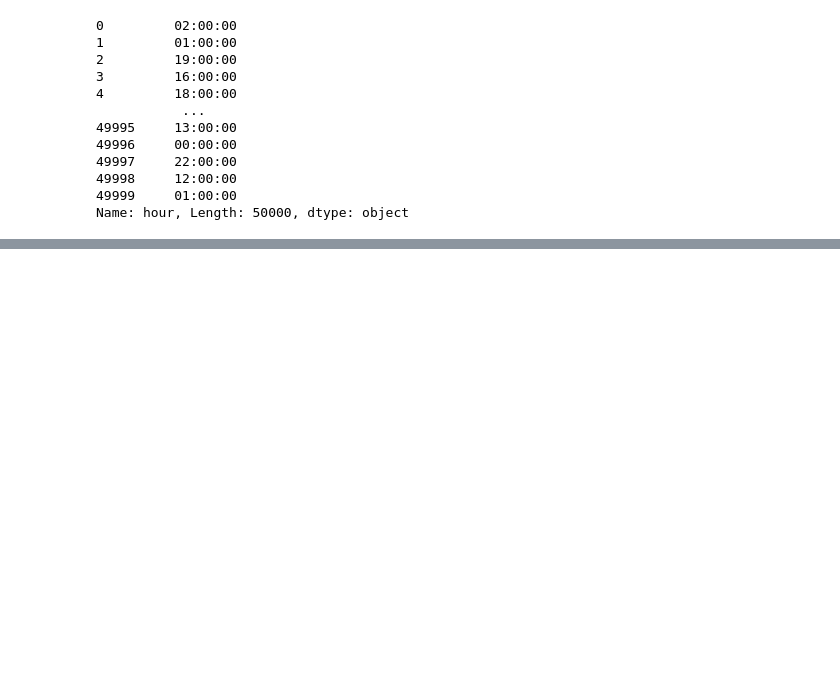
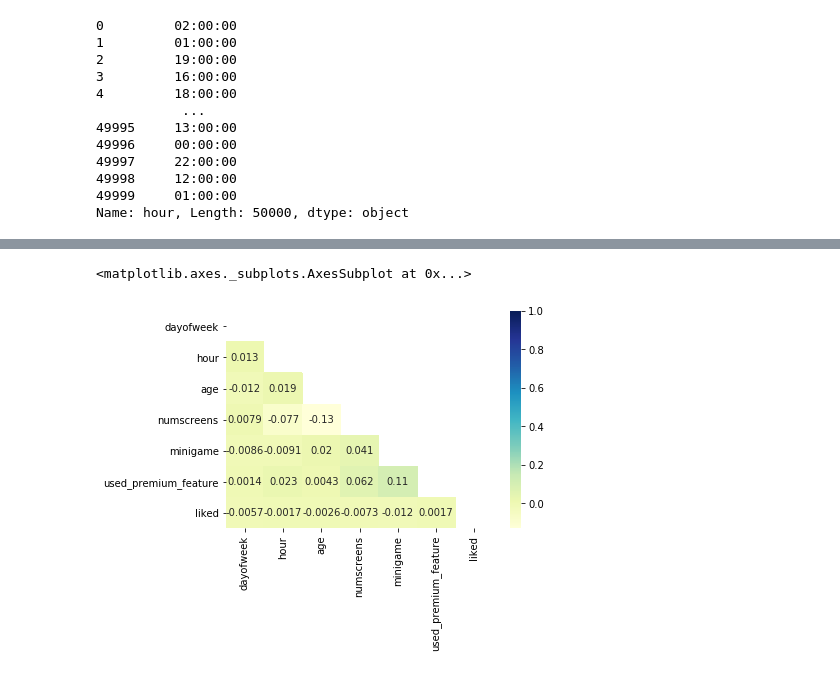
Before and after one commit to Temitope10/App-behaviour, a Jupyter notebook: app.ipynb, the cells around one changed output, grey strips where cells are left out. Drawn from its saved outputs; the diff is of its cells as text; code cells hidden in the pictures; blank space fills up the shorter version.

```diff
--- a/app.ipynb
+++ b/app.ipynb
@@ -93,0 +122,9 @@ NameError: name 'df2' is not defined
+# %%
+#Correlations of the datasets
+corr = df2.corr()
+mask = np.zeros_like(corr,dtype=np.bool)
+mask[np.triu_indices_from(mask)] = True
+sns.heatmap(df2.corr(), annot=True , mask=mask, cmap="YlGnBu")
+# %% [output]
+<matplotlib.axes._subplots.AxesSubplot at 0x...>
+[figure, added]
```
Also changed, not shown: parts of 20 cells of this notebook.
